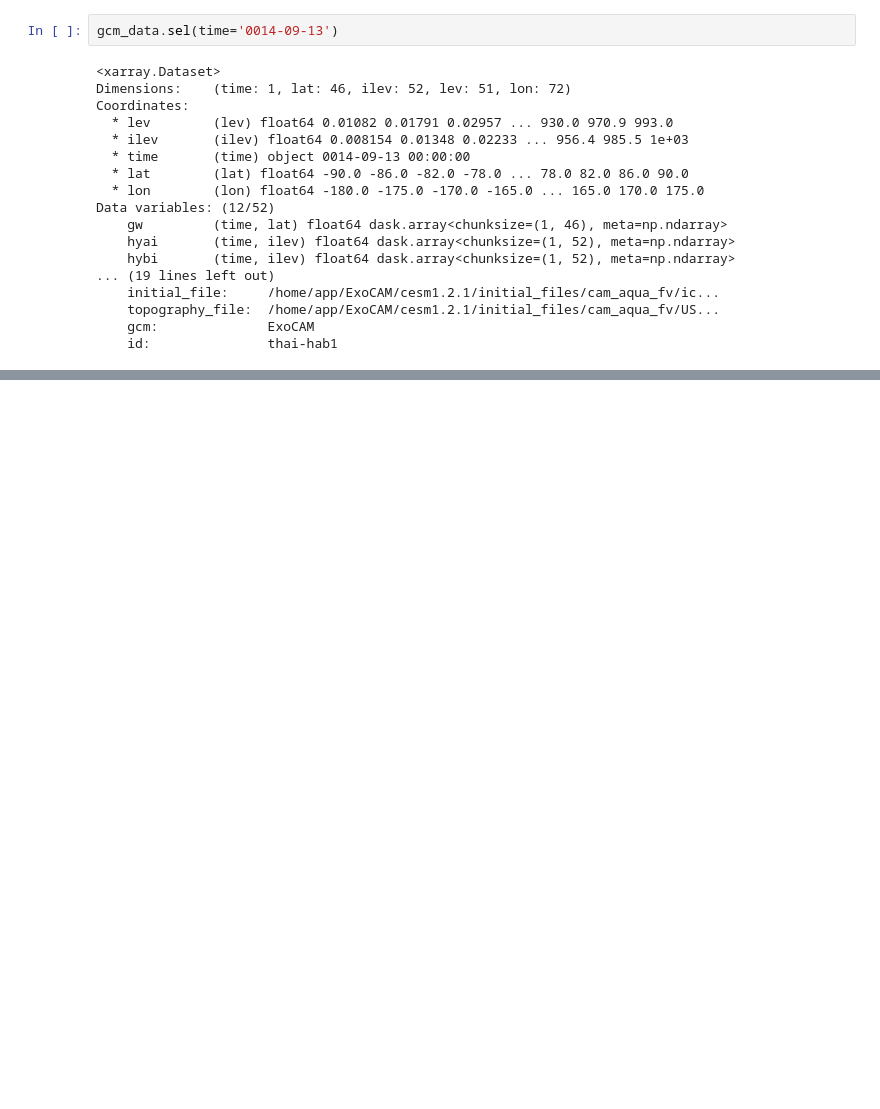
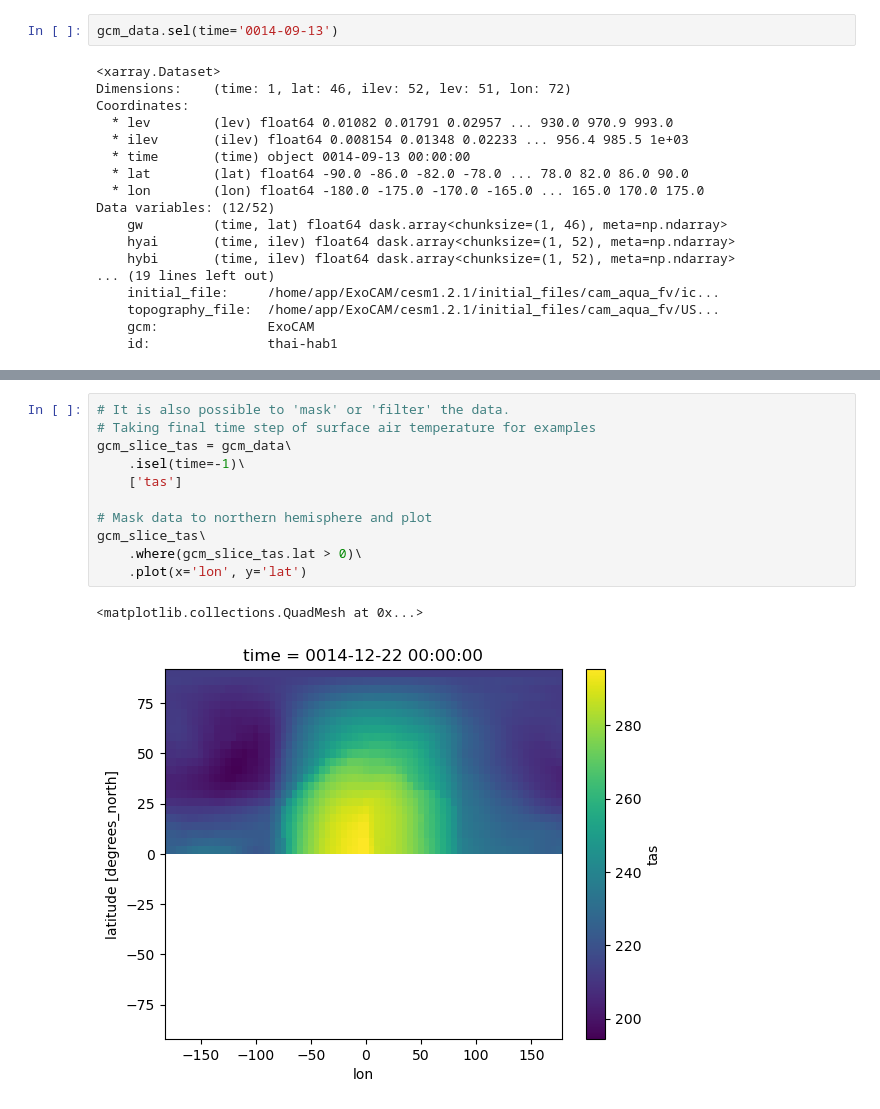
Before and after one commit to hannahwoodward/gcm-plot-examples, a Jupyter notebook: intro.ipynb, the cells around one changed output, grey strips where cells are left out. Cells and saved outputs as stored; diff of their text form; blank space fills up the shorter version.

Commit message:
Update notebooks for longer time series, a few extra funcs and tidy up libs

```diff
--- a/intro.ipynb
+++ b/intro.ipynb
@@ -243,3 +255,17 @@ Data variables: (12/52)
     topography_file:  /home/app/ExoCAM/cesm1.2.1/initial_files/cam_aqua_fv/US...
     gcm:              ExoCAM
     id:               thai-hab1
+# %%
+# It is also possible to 'mask' or 'filter' the data.
+# Taking final time step of surface air temperature for examples
+gcm_slice_tas = gcm_data\
+    .isel(time=-1)\
+    ['tas']
+
+# Mask data to northern hemisphere and plot
+gcm_slice_tas\
+    .where(gcm_slice_tas.lat > 0)\
+    .plot(x='lon', y='lat')
+# %% [output]
+<matplotlib.collections.QuadMesh at 0x...>
+[figure, added]
```
Also changed, not shown: parts of 10 cells of this notebook, 5 other files.
